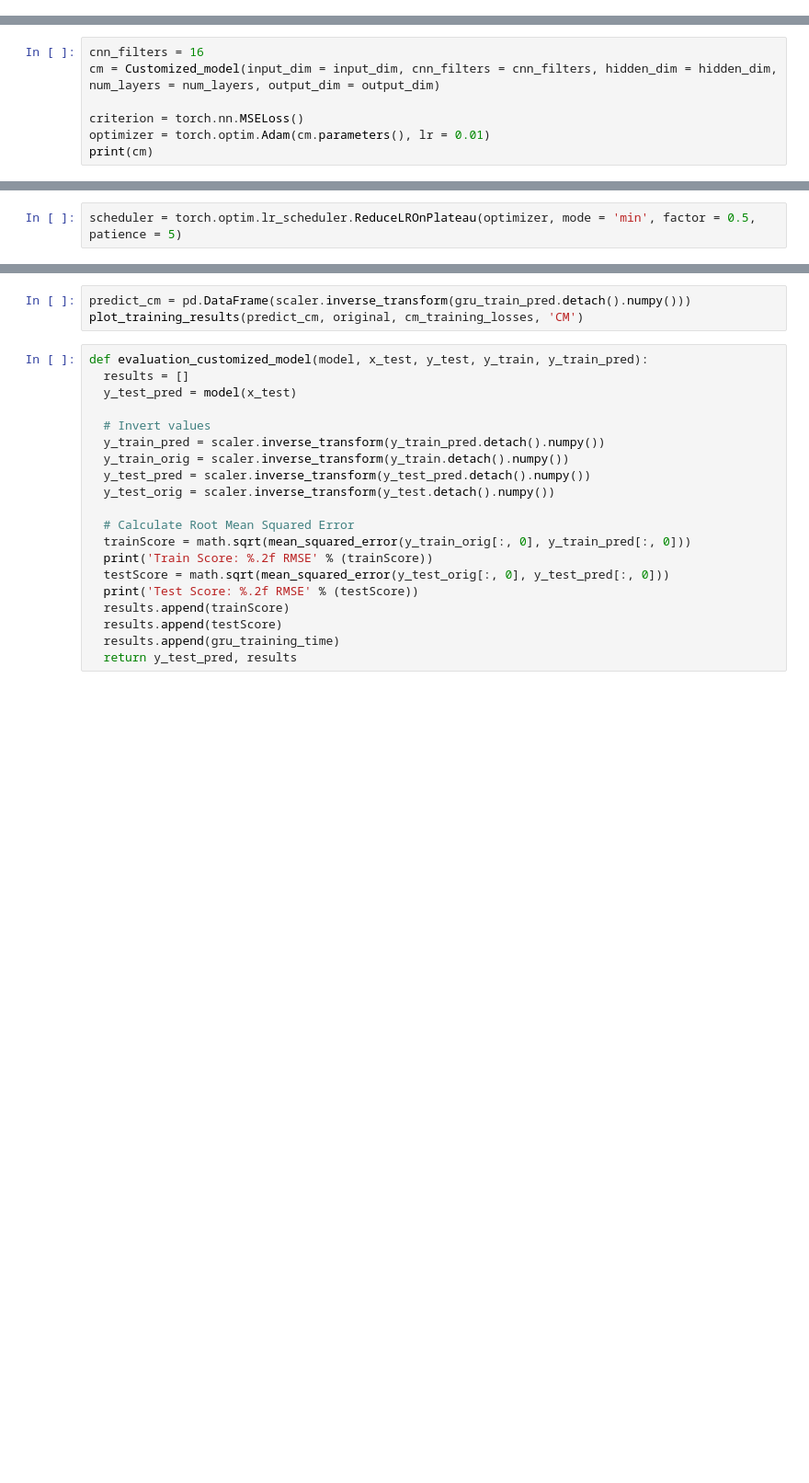
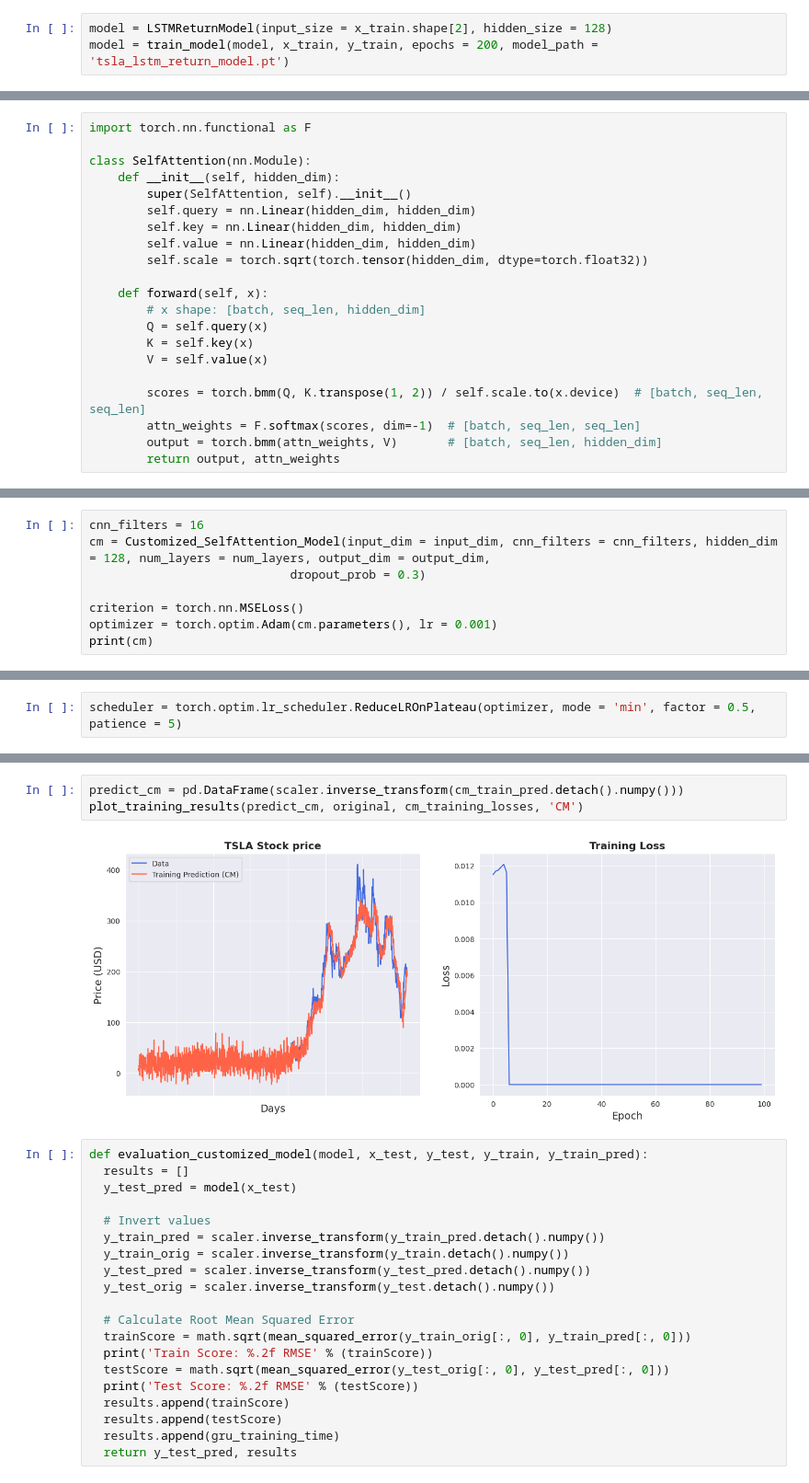
Before and after one commit to ethanyoum/TSLA-Predictions, a Jupyter notebook: EthanYoum_StockProject_RealFinalized.ipynb, the cells around one changed output, grey strips where cells are left out. Shown at 92% size. Drawn from its saved outputs; the diff is of its cells as text; blank space fills up the shorter version.

```diff
--- a/EthanYoum_StockProject_RealFinalized.ipynb
+++ b/EthanYoum_StockProject_RealFinalized.ipynb
@@ -778,0 +1495,3 @@ result
+# %%
+model = LSTMReturnModel(input_size = x_train.shape[2], hidden_size = 128)
+model = train_model(model, x_train, y_train, epochs = 200, model_path = 'tsla_lstm_return_model.pt')
@@ -779 +1524,22 @@ result
+# %%
+import torch.nn.functional as F
+
+class SelfAttention(nn.Module):
+    def __init__(self, hidden_dim):
+        super(SelfAttention, self).__init__()
+        self.query = nn.Linear(hidden_dim, hidden_dim)
+        self.key = nn.Linear(hidden_dim, hidden_dim)
+        self.value = nn.Linear(hidden_dim, hidden_dim)
+        self.scale = torch.sqrt(torch.tensor(hidden_dim, dtype=torch.float32))
+
+    def forward(self, x):
+        # x shape: [batch, seq_len, hidden_dim]
+        Q = self.query(x)
+        K = self.key(x)
+        V = self.value(x)
+
+        scores = torch.bmm(Q, K.transpose(1, 2)) / self.scale.to(x.device)  # [batch, seq_len, seq_len]
+        attn_weights = F.softmax(scores, dim=-1)  # [batch, seq_len, seq_len]
+        output = torch.bmm(attn_weights, V)       # [batch, seq_len, hidden_dim]
+        return output, attn_weights
 # %%
@@ -809,7 +1580,8 @@ class Customized_model(nn.Module):
 # %%
 cnn_filters = 16
-cm = Customized_model(input_dim = input_dim, cnn_filters = cnn_filters, hidden_dim = hidden_dim, num_layers = num_layers, output_dim = output_dim)
+cm = Customized_SelfAttention_Model(input_dim = input_dim, cnn_filters = cnn_filters, hidden_dim = 128, num_layers = num_layers, output_dim = output_dim,
+                            dropout_prob = 0.3)
 
 criterion = torch.nn.MSELoss()
-optimizer = torch.optim.Adam(cm.parameters(), lr = 0.01)
+optimizer = torch.optim.Adam(cm.parameters(), lr = 0.001)
 print(cm)
@@ -858,6 +1653,8 @@ cm_train_pred, cm_training_losses, cm_training_time = train_customized_model(cm,
 # %%
-predict_cm = pd.DataFrame(scaler.inverse_transform(gru_train_pred.detach().numpy()))
+predict_cm = pd.DataFrame(scaler.inverse_transform(cm_train_pred.detach().numpy()))
 plot_training_results(predict_cm, original, cm_training_losses, 'CM')
+# %% [output]
+[figure, added]
 # %%
 def evaluation_customized_model(model, x_test, y_test, y_train, y_train_pred):
   results = []
```
Also changed, not shown: parts of 87 cells of this notebook.
